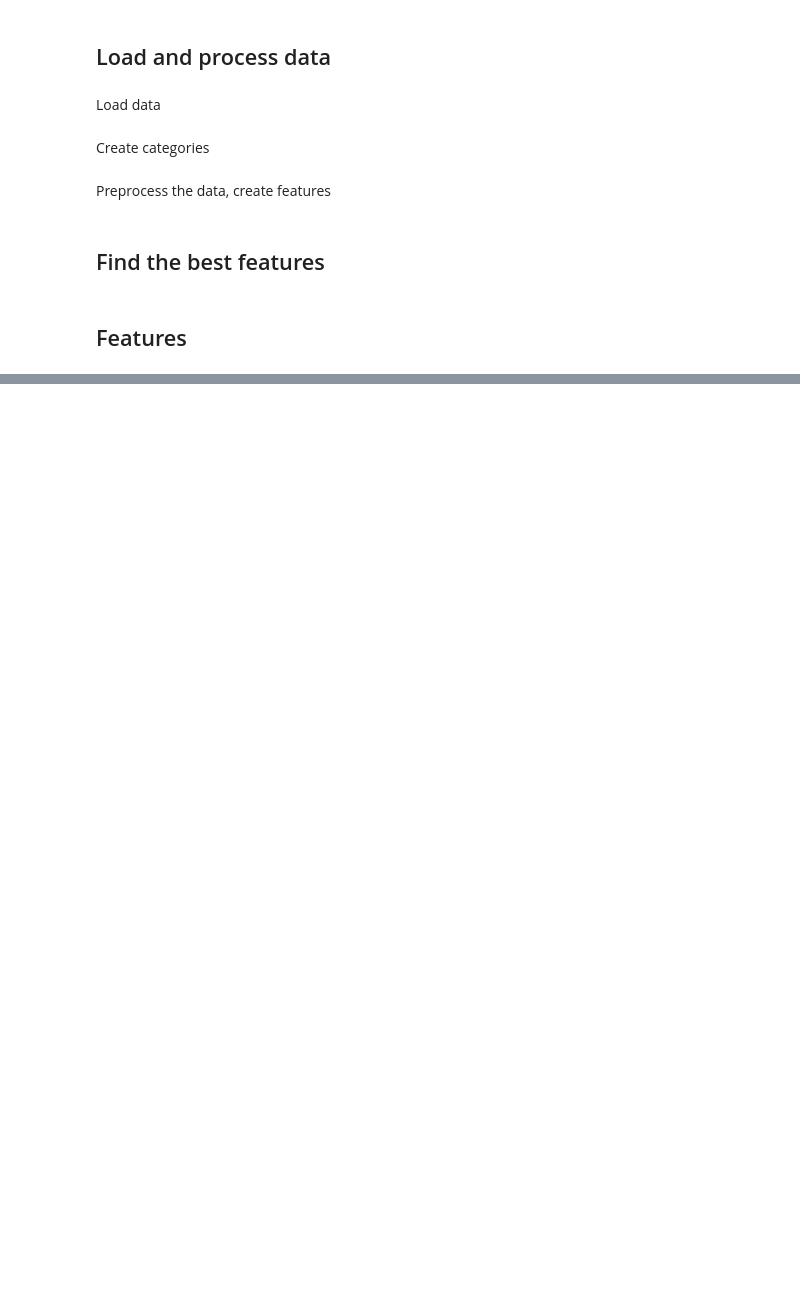
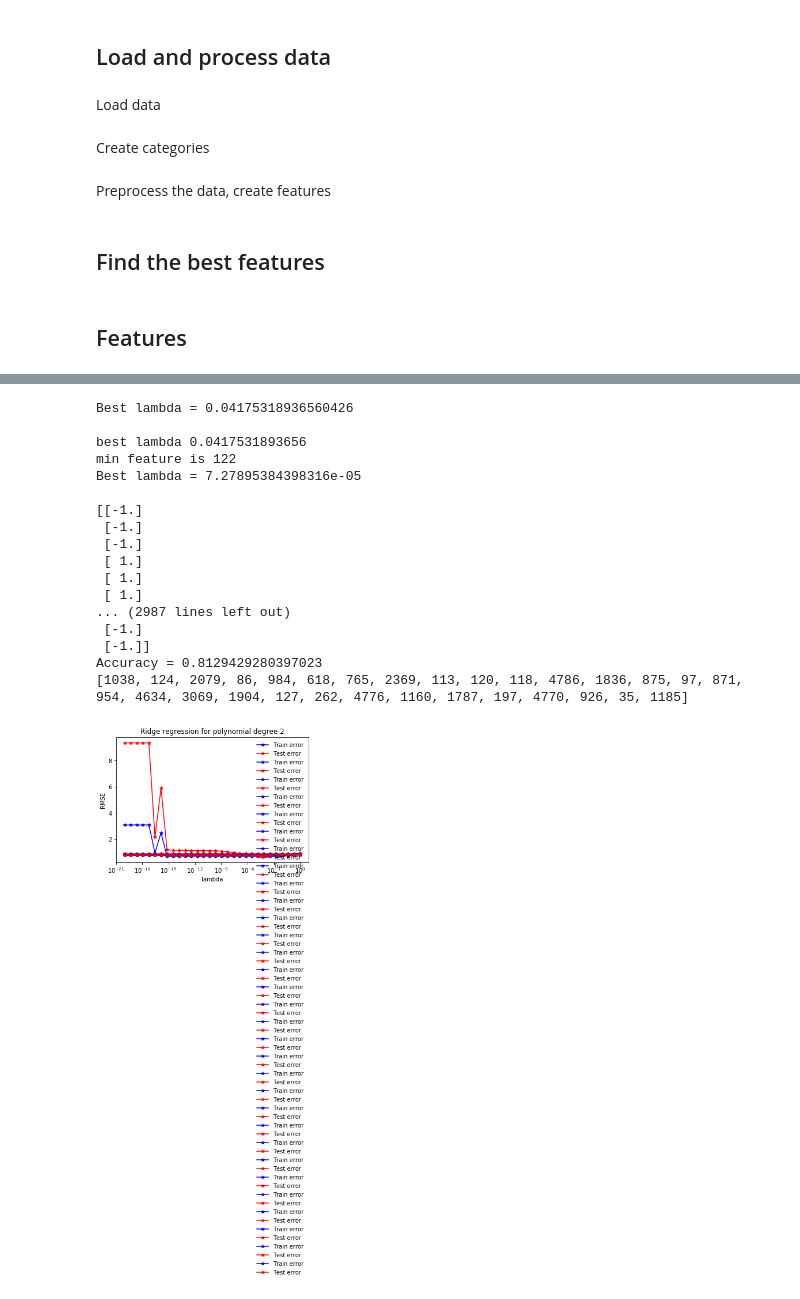
Before and after one commit to PaulineMauryL/MachineLearningProject1, a Jupyter notebook: Projet1_feature_selection-avoidmemoryerror.ipynb, the cells around one changed output, grey strips where cells are left out. Saved outputs shown, nothing was run; the diff lists cells and outputs as text; code cells hidden in the pictures; blank space fills up the shorter version.

```diff
--- a/Projet1_feature_selection-avoidmemoryerror.ipynb
+++ b/Projet1_feature_selection-avoidmemoryerror.ipynb
@@ -69,12 +107,31 @@ keep_features_number(feat_1, lamb_1, "categorie_1")
 # %%
 y_train_2 = y_train[idx_2_tr]
 trx_2 = dataprocessing(cat_2_tri,3)
 features_2, lambdas_2 = best_set_of_features(trx_2,y_train_2, num_intervals_lambda, nb_fold, nb_crossvalid, min_range, max_range)
 lamb_2 = lambdas_2[-3]
 feat_2 = features_2[:-1]
 print(feat_2)
 
-keep_features_number(feat_2, lamb_2, "categorie_2")
+keep_features_number(feat_2, lamb_2, "categorie_2.txt")
+# %% [output]
+Best lambda = 0.04175318936560426
+
+best lambda 0.0417531893656
+min feature is 122
+Best lambda = 7.27895384398316e-05
+
+[[-1.]
+ [-1.]
+ [-1.]
+ [ 1.]
+ [ 1.]
+ [ 1.]
+... (2987 lines left out)
+ [-1.]
+ [-1.]]
+Accuracy = 0.8129429280397023
+[1038, 124, 2079, 86, 984, 618, 765, 2369, 113, 120, 118, 4786, 1836, 875, 97, 871, 954, 4634, 3069, 1904, 127, 262, 4776, 1160, 1787, 197, 4770, 926, 35, 1185]
+[figure, added]
 # %%
 y_train_3 = y_train[idx_3_tr]
 trx_3 = dataprocessing(cat_3_tri,3)
```
Also changed, not shown: parts of 3 cells of this notebook, 3 other files.
